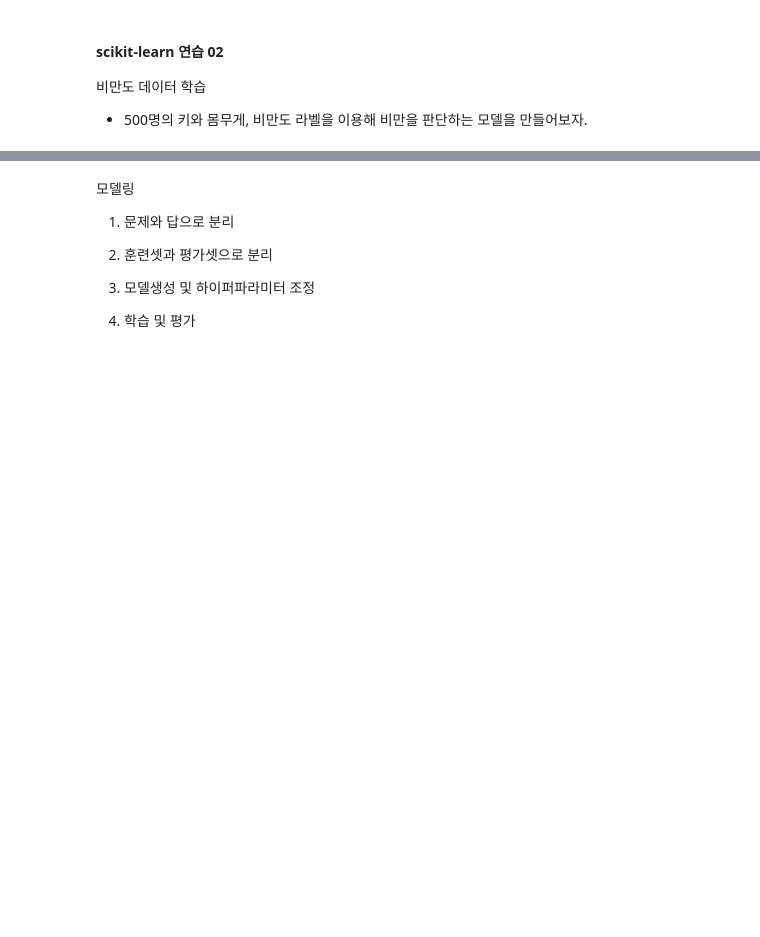
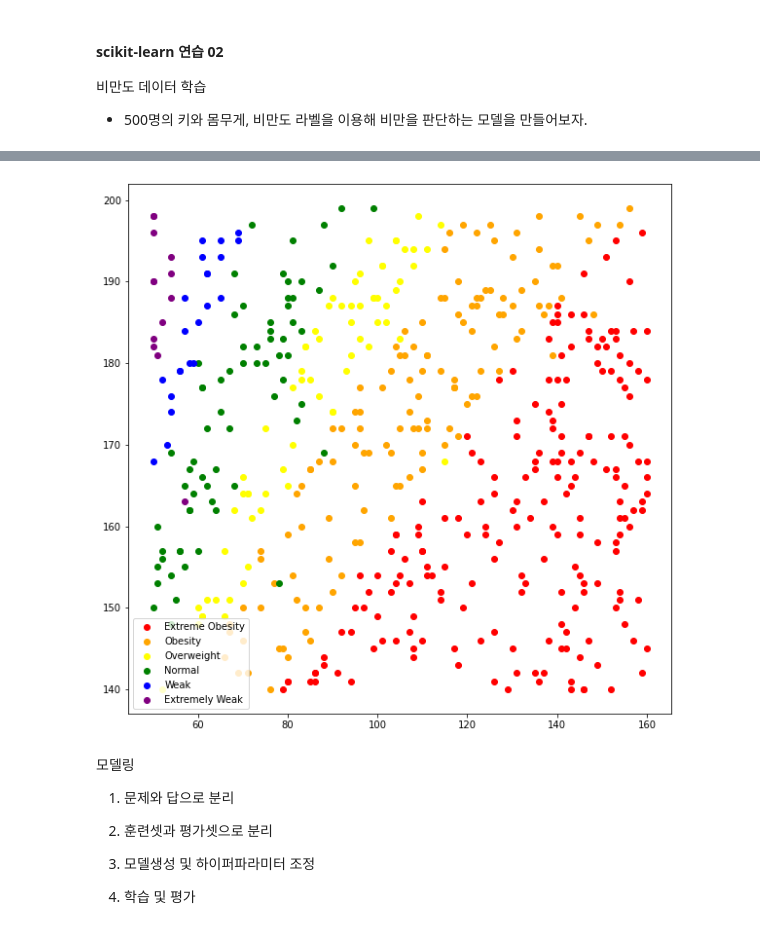
Before and after one commit to 4923/GwangjuAI2, a Jupyter notebook: 02_Rotation/MachineLearning/02_what_is_ML.ipynb, the cells around one changed output, grey strips where cells are left out. Saved outputs shown, nothing was run; the diff lists cells and outputs as text; code cells hidden in the pictures; blank space fills up the shorter version.

```diff
--- a/02_Rotation/MachineLearning/02_what_is_ML.ipynb
+++ b/02_Rotation/MachineLearning/02_what_is_ML.ipynb
@@ -270,3 +329,22 @@ from sklearn import metrics # 평가를 위한 모듈
+# %%
+# 함수화
+
+def scatter_plt(label, color):
+    temp = df.loc[label]
+    plt.scatter(temp['Weight'], temp['Height'], color=color, label=label)
+    plt.legend()
+
+plt.figure(figsize=(10,10))
+scatter_plt('Extreme Obesity', 'red')
+scatter_plt('Obesity', 'orange')
+scatter_plt('Overweight', 'yellow')
+scatter_plt('Normal', 'green')
+scatter_plt('Weak', 'blue')
+scatter_plt('Extremely Weak', 'purple')
+
+plt.show()
+# %% [output]
+[figure, added]
 # %% [markdown]
 모델링
 
```
Also changed, not shown: parts of 10 cells of this notebook.
